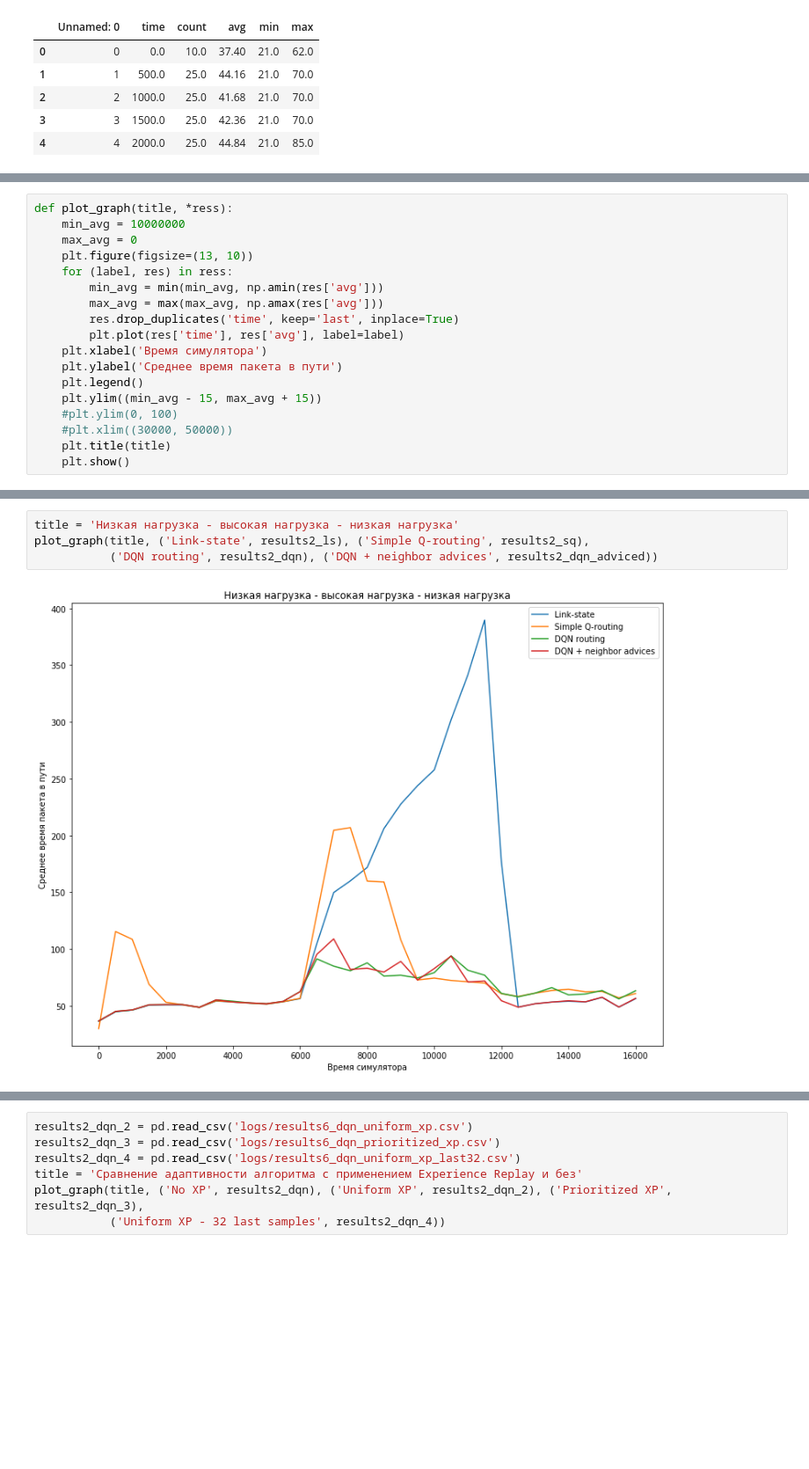
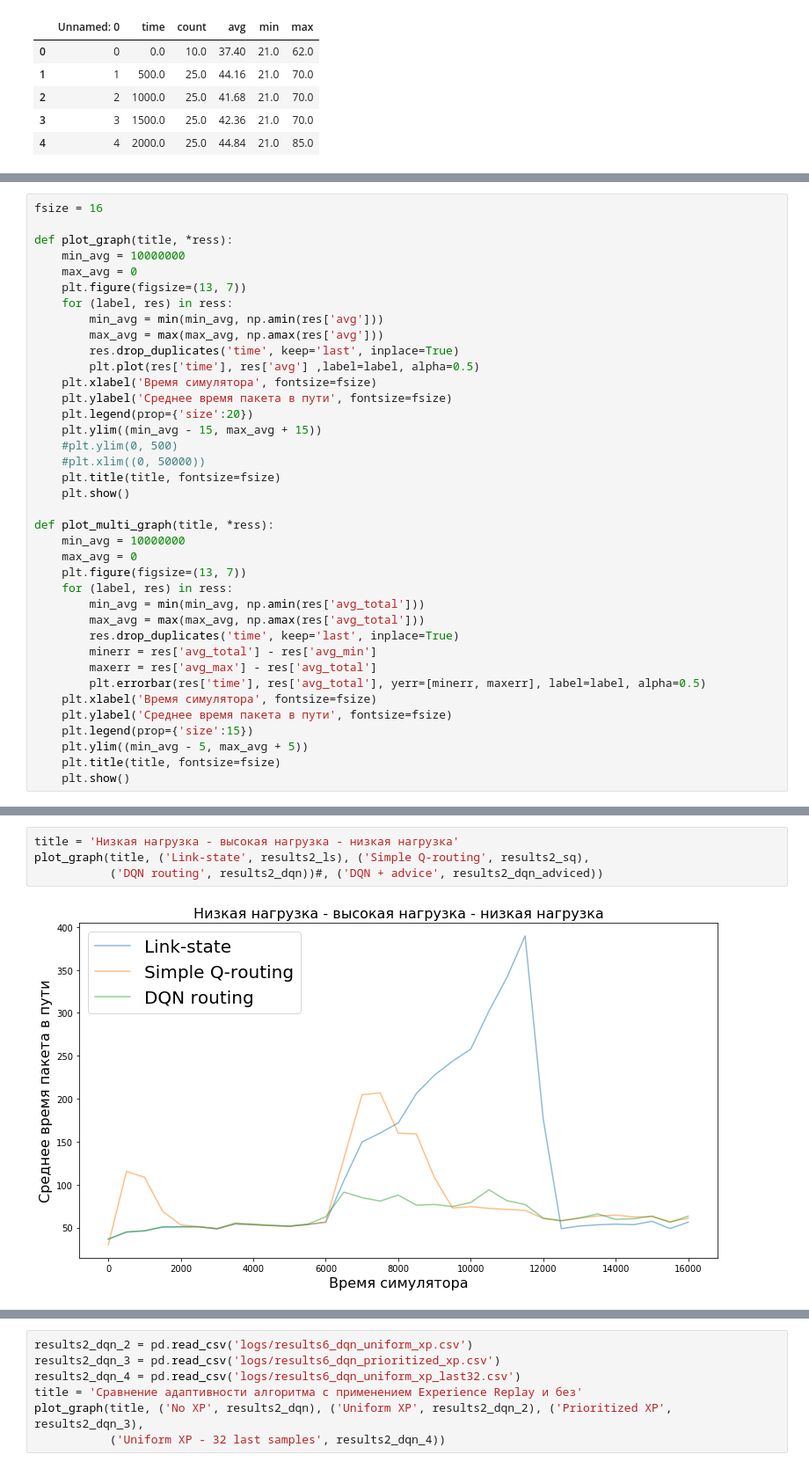
Before and after one commit to flyingleafe/dqnroute, a Jupyter notebook: plot_data.ipynb, the cells around one changed output, grey strips where cells are left out. Shown at 88% size. Cells and saved outputs as stored; diff of their text form; blank space fills up the shorter version.

```diff
--- a/plot_data.ipynb
+++ b/plot_data.ipynb
@@ -28,21 +53,41 @@ results_dqn.head()
 # %%
+fsize = 16
+
 def plot_graph(title, *ress):
     min_avg = 10000000
     max_avg = 0
-    plt.figure(figsize=(13, 10))
+    plt.figure(figsize=(13, 7))
     for (label, res) in ress:
         min_avg = min(min_avg, np.amin(res['avg']))
         max_avg = max(max_avg, np.amax(res['avg']))
         res.drop_duplicates('time', keep='last', inplace=True)
-        plt.plot(res['time'], res['avg'], label=label)
-    plt.xlabel('Время симулятора')
-    plt.ylabel('Среднее время пакета в пути')
-    plt.legend()
+        plt.plot(res['time'], res['avg'] ,label=label, alpha=0.5)
+    plt.xlabel('Время симулятора', fontsize=fsize)
+    plt.ylabel('Среднее время пакета в пути', fontsize=fsize)
+    plt.legend(prop={'size':20})
     plt.ylim((min_avg - 15, max_avg + 15))
-    #plt.ylim(0, 100)
-    #plt.xlim((30000, 50000))
-    plt.title(title)
+    #plt.ylim(0, 500)
+    #plt.xlim((0, 50000))
+    plt.title(title, fontsize=fsize)
     plt.show()
+
+def plot_multi_graph(title, *ress):
+    min_avg = 10000000
+    max_avg = 0
+    plt.figure(figsize=(13, 7))
+    for (label, res) in ress:
+        min_avg = min(min_avg, np.amin(res['avg_total']))
+        max_avg = max(max_avg, np.amax(res['avg_total']))
+        res.drop_duplicates('time', keep='last', inplace=True)
+        minerr = res['avg_total'] - res['avg_min']
+        maxerr = res['avg_max'] - res['avg_total']
+        plt.errorbar(res['time'], res['avg_total'], yerr=[minerr, maxerr], label=label, alpha=0.5)
+    plt.xlabel('Время симулятора', fontsize=fsize)
+    plt.ylabel('Среднее время пакета в пути', fontsize=fsize)
+    plt.legend(prop={'size':15})
+    plt.ylim((min_avg - 5, max_avg + 5))
+    plt.title(title, fontsize=fsize)
+    plt.show()
 # %%
 title = 'Низкая нагрузка, обрыв и последующее восстановление среднего линка в графе'
 plot_graph(title, ('Link-state', results_ls), ('Simple Q-routing', results_sq), ('DQN routing', results_dqn))
@@ -58,6 +104,6 @@ results2_dqn_adviced = pd.read_csv('logs/results6_dqn_advice.csv')
 # %%
 title = 'Низкая нагрузка - высокая нагрузка - низкая нагрузка'
 plot_graph(title, ('Link-state', results2_ls), ('Simple Q-routing', results2_sq),
-           ('DQN routing', results2_dqn), ('DQN + neighbor advices', results2_dqn_adviced))
+           ('DQN routing', results2_dqn))#, ('DQN + advice', results2_dqn_adviced))
 # %% [output]
-[figure, old version]
+[figure, new version]
```
Also changed, not shown: parts of 15 cells of this notebook, 8 other files.
